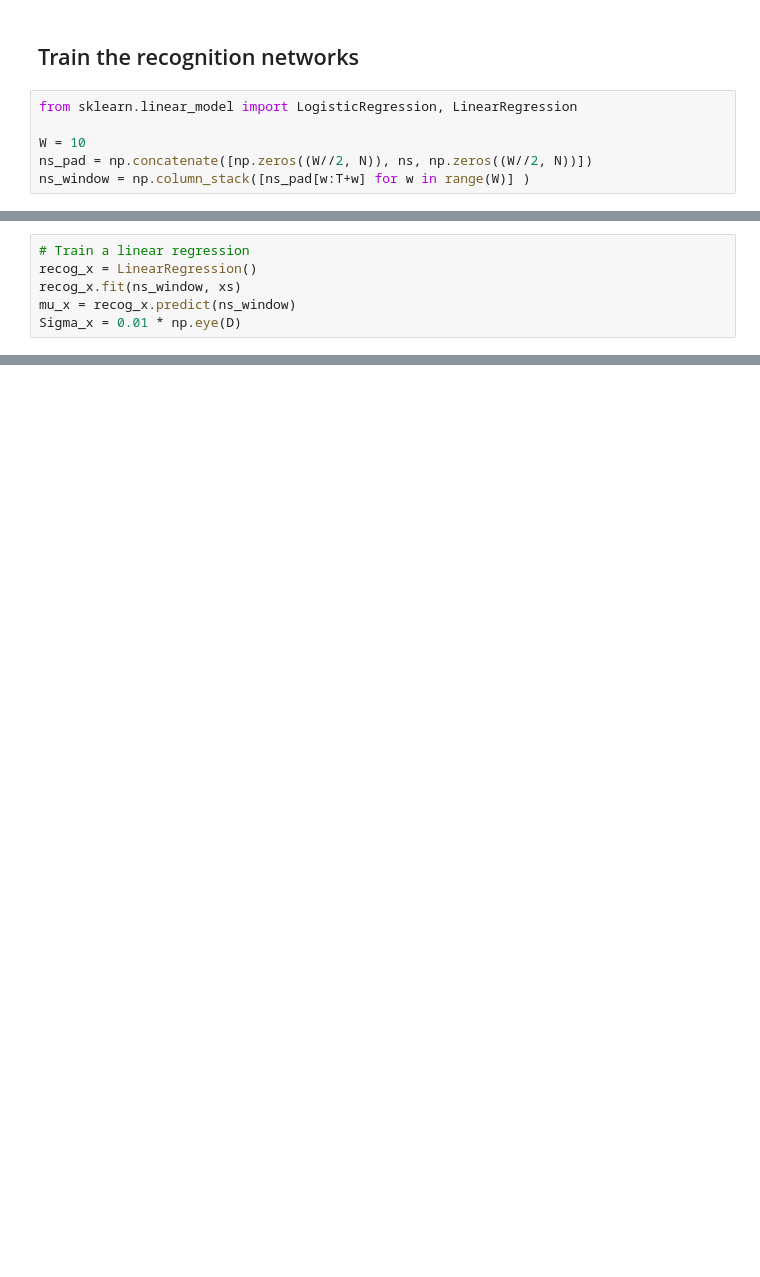
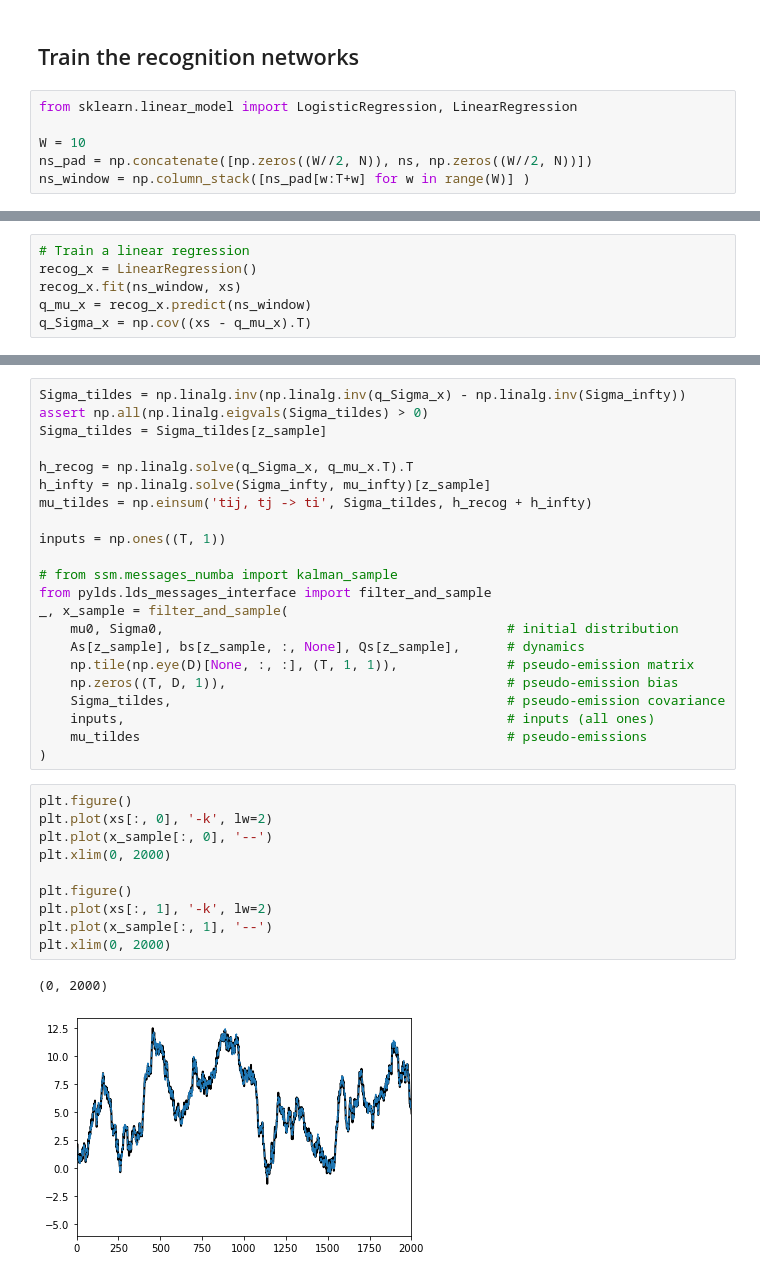
Before and after one commit to themattinthehatt/behavenet, a Jupyter notebook: behavenet/analyses/notebooks/bayesian_decoder.ipynb, the cells around one changed output, grey strips where cells are left out. Drawn from its saved outputs; the diff is of its cells as text; blank space fills up the shorter version.

```diff
--- a/behavenet/analyses/notebooks/bayesian_decoder.ipynb
+++ b/behavenet/analyses/notebooks/bayesian_decoder.ipynb
@@ -235,6 +235,6 @@ plt.xlim([0, 2000])
 # Train a linear regression
 recog_x = LinearRegression()
 recog_x.fit(ns_window, xs)
-mu_x = recog_x.predict(ns_window)
-Sigma_x = 0.01 * np.eye(D)
+q_mu_x = recog_x.predict(ns_window)
+q_Sigma_x = np.cov((xs - q_mu_x).T)
 # %%
@@ -245,0 +305,35 @@ plt.plot(xs[:, 0], '--')
+# %%
+Sigma_tildes = np.linalg.inv(np.linalg.inv(q_Sigma_x) - np.linalg.inv(Sigma_infty))
+assert np.all(np.linalg.eigvals(Sigma_tildes) > 0)
+Sigma_tildes = Sigma_tildes[z_sample]
+
+h_recog = np.linalg.solve(q_Sigma_x, q_mu_x.T).T
+h_infty = np.linalg.solve(Sigma_infty, mu_infty)[z_sample]
+mu_tildes = np.einsum('tij, tj -> ti', Sigma_tildes, h_recog + h_infty)
+
+inputs = np.ones((T, 1))
+
+# from ssm.messages_numba import kalman_sample
+from pylds.lds_messages_interface import filter_and_sample
+_, x_sample = filter_and_sample(
+    mu0, Sigma0,                                            # initial distribution
+    As[z_sample], bs[z_sample, :, None], Qs[z_sample],      # dynamics
+    np.tile(np.eye(D)[None, :, :], (T, 1, 1)),              # pseudo-emission matrix
+    np.zeros((T, D, 1)),                                    # pseudo-emission bias
+    Sigma_tildes,                                           # pseudo-emission covariance
+    inputs,                                                 # inputs (all ones)
+    mu_tildes                                               # pseudo-emissions
+)
+# %%
+plt.figure()
+plt.plot(xs[:, 0], '-k', lw=2)
+plt.plot(x_sample[:, 0], '--')
+plt.xlim(0, 2000)
+
+plt.figure()
+plt.plot(xs[:, 1], '-k', lw=2)
+plt.plot(x_sample[:, 1], '--')
+plt.xlim(0, 2000)
+# %% [output]
+(0, 2000)
+[figure, added]
```
Also changed, not shown: parts of 20 cells of this notebook.
